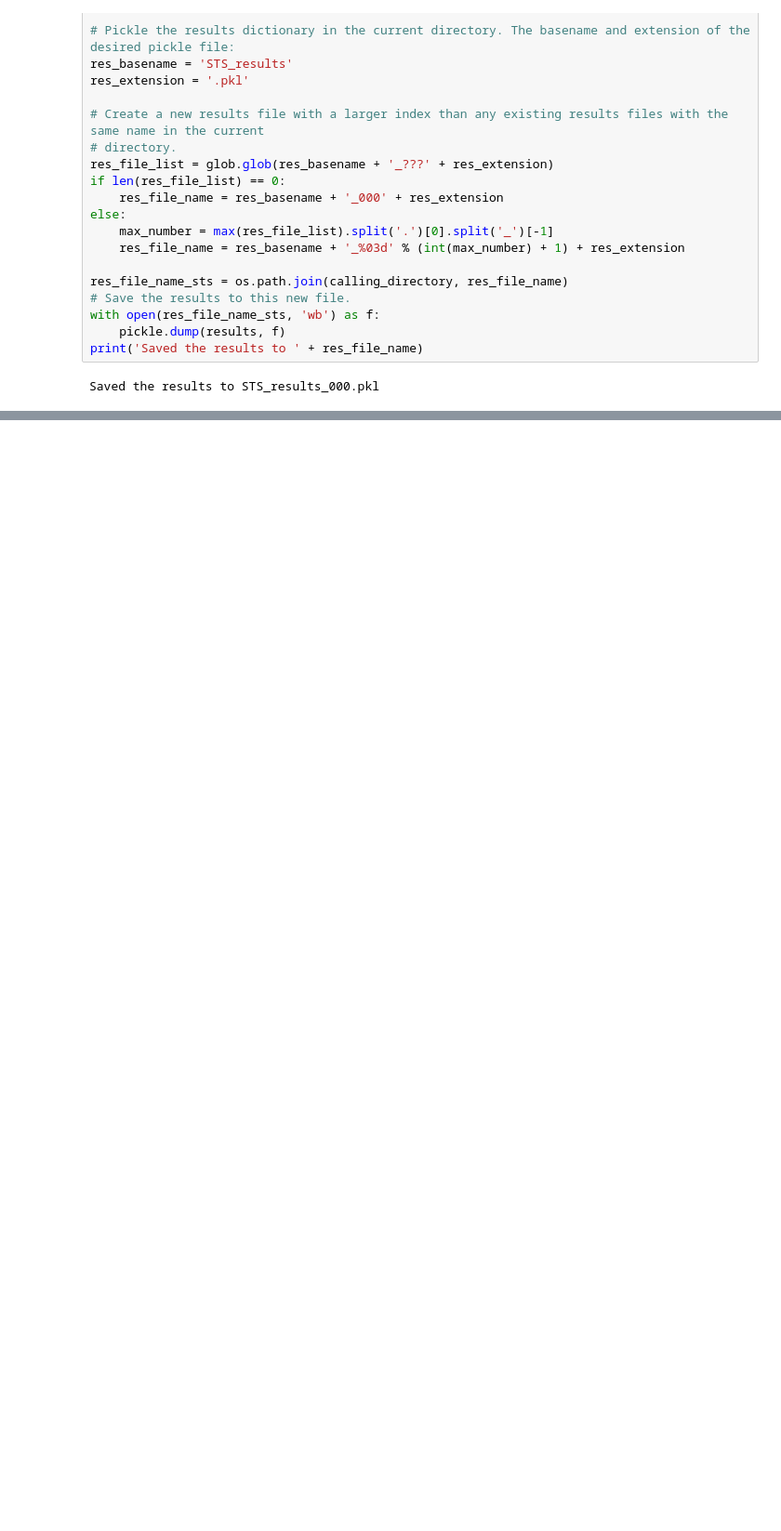
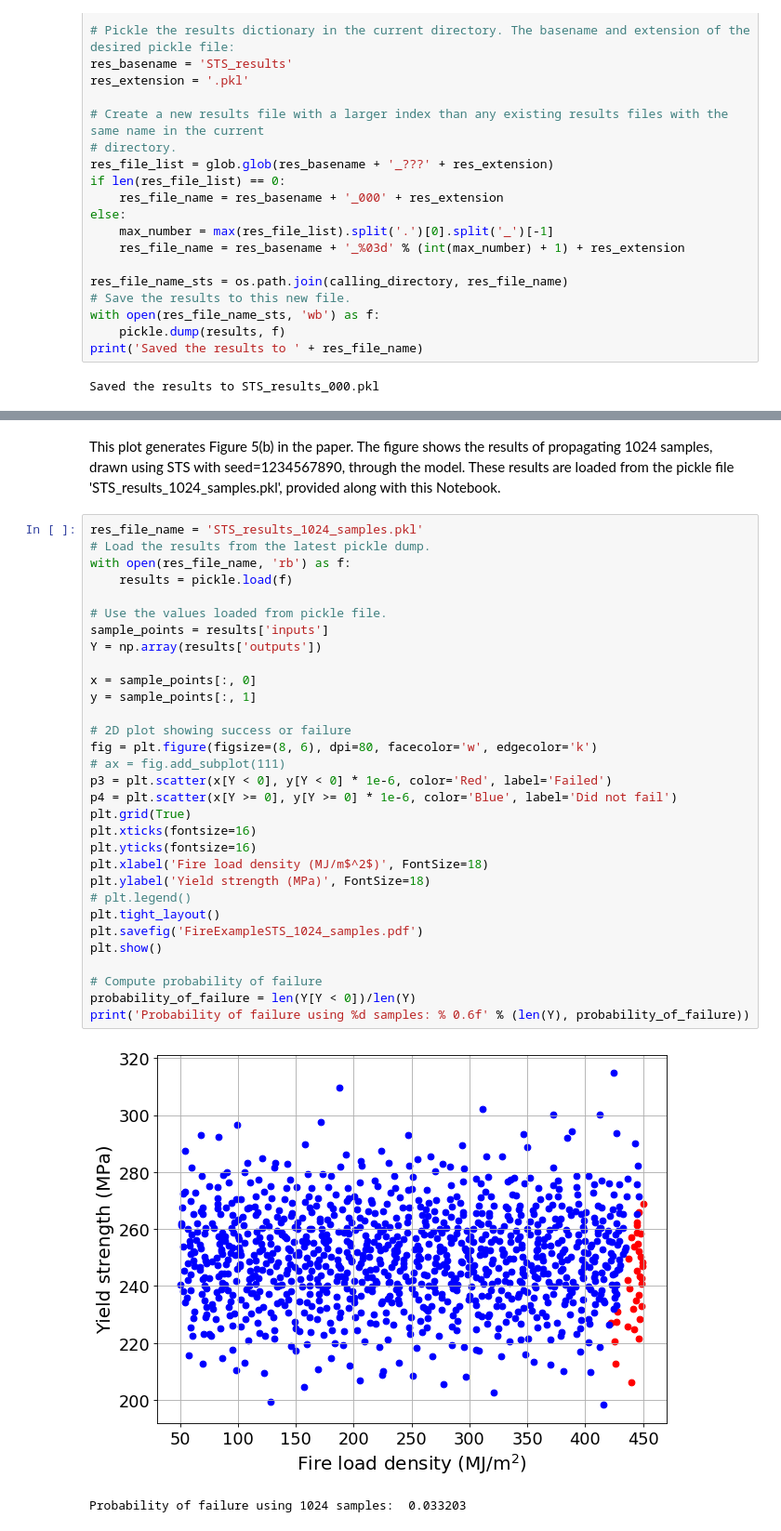
Before and after one commit to SURGroup/UQpy_paper, a Jupyter notebook: SampleMethods/Abaqus_MCS_STS/abaqus_STS_example.ipynb, the cells around one changed output, grey strips where cells are left out. Shown at 93% size. Drawn from its saved outputs; the diff is of its cells as text; blank space fills up the shorter version.

```diff
--- a/SampleMethods/Abaqus_MCS_STS/abaqus_STS_example.ipynb
+++ b/SampleMethods/Abaqus_MCS_STS/abaqus_STS_example.ipynb
@@ -168,0 +175,36 @@ Time elapsed: 5.92 minutes
+# %% [markdown]
+This plot generates Figure 5(b) in the paper. The figure shows the results of propagating 1024 samples, drawn using STS with seed=1234567890, through the model. These results are loaded from the pickle file 'STS_results_1024_samples.pkl', provided along with this Notebook.
+# %%
+res_file_name = 'STS_results_1024_samples.pkl'
+# Load the results from the latest pickle dump.
+with open(res_file_name, 'rb') as f:
+    results = pickle.load(f)
+
+# Use the values loaded from pickle file.
+sample_points = results['inputs']
+Y = np.array(results['outputs'])
+
+x = sample_points[:, 0]
+y = sample_points[:, 1]
+
+# 2D plot showing success or failure
+fig = plt.figure(figsize=(8, 6), dpi=80, facecolor='w', edgecolor='k')
+# ax = fig.add_subplot(111)
+p3 = plt.scatter(x[Y < 0], y[Y < 0] * 1e-6, color='Red', label='Failed')
+p4 = plt.scatter(x[Y >= 0], y[Y >= 0] * 1e-6, color='Blue', label='Did not fail')
+plt.grid(True)
+plt.xticks(fontsize=16)
+plt.yticks(fontsize=16)
+plt.xlabel('Fire load density (MJ/m$^2$)', FontSize=18)
+plt.ylabel('Yield strength (MPa)', FontSize=18)
+# plt.legend()
+plt.tight_layout()
+plt.savefig('FireExampleSTS_1024_samples.pdf')
+plt.show()
+
+# Compute probability of failure
+probability_of_failure = len(Y[Y < 0])/len(Y)
+print('Probability of failure using %d samples: % 0.6f' % (len(Y), probability_of_failure))
+# %% [output]
+[figure, added]
+Probability of failure using 1024 samples:  0.033203
```
Also changed, not shown: parts of 16 cells of this notebook, 1 other file.
